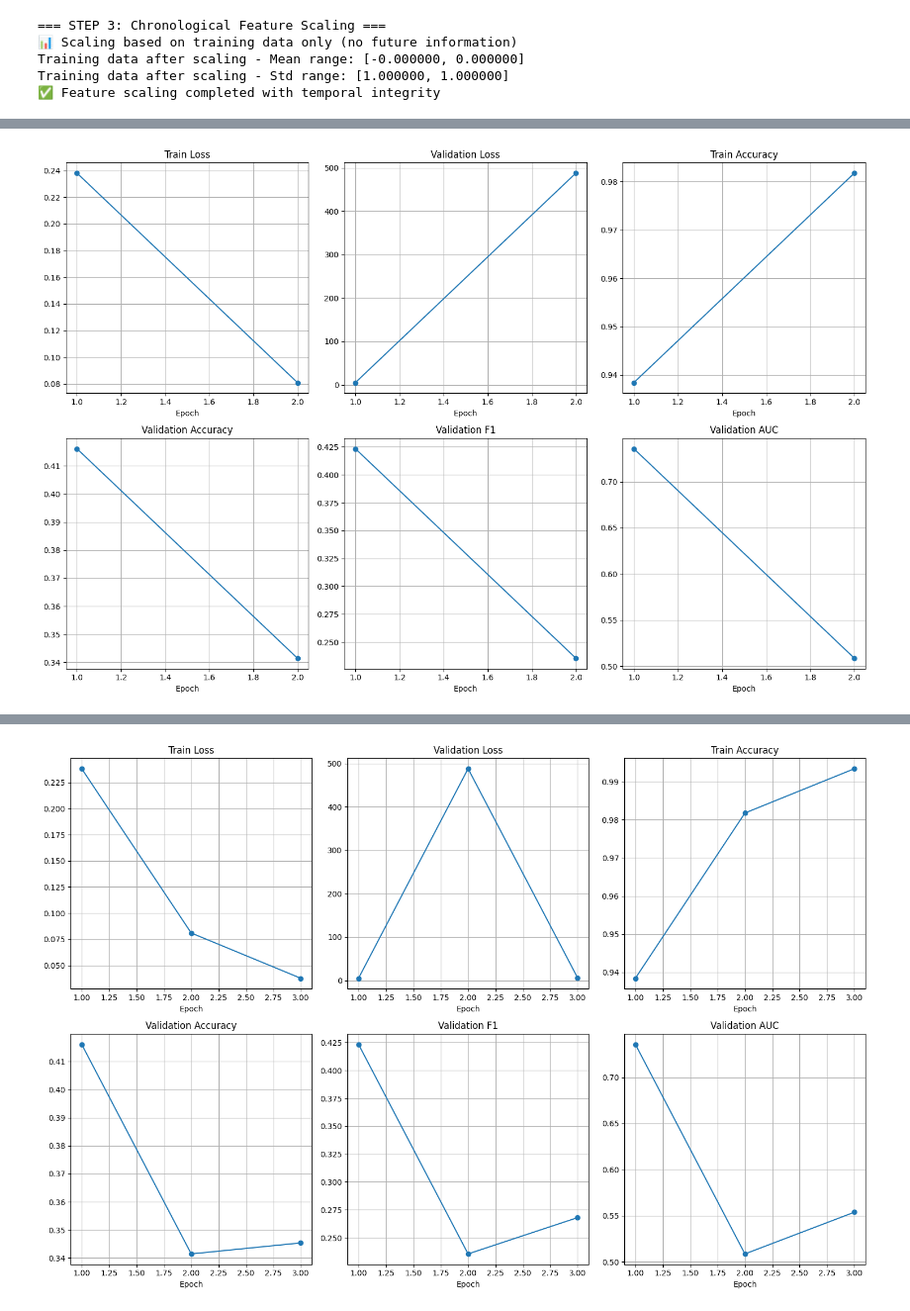
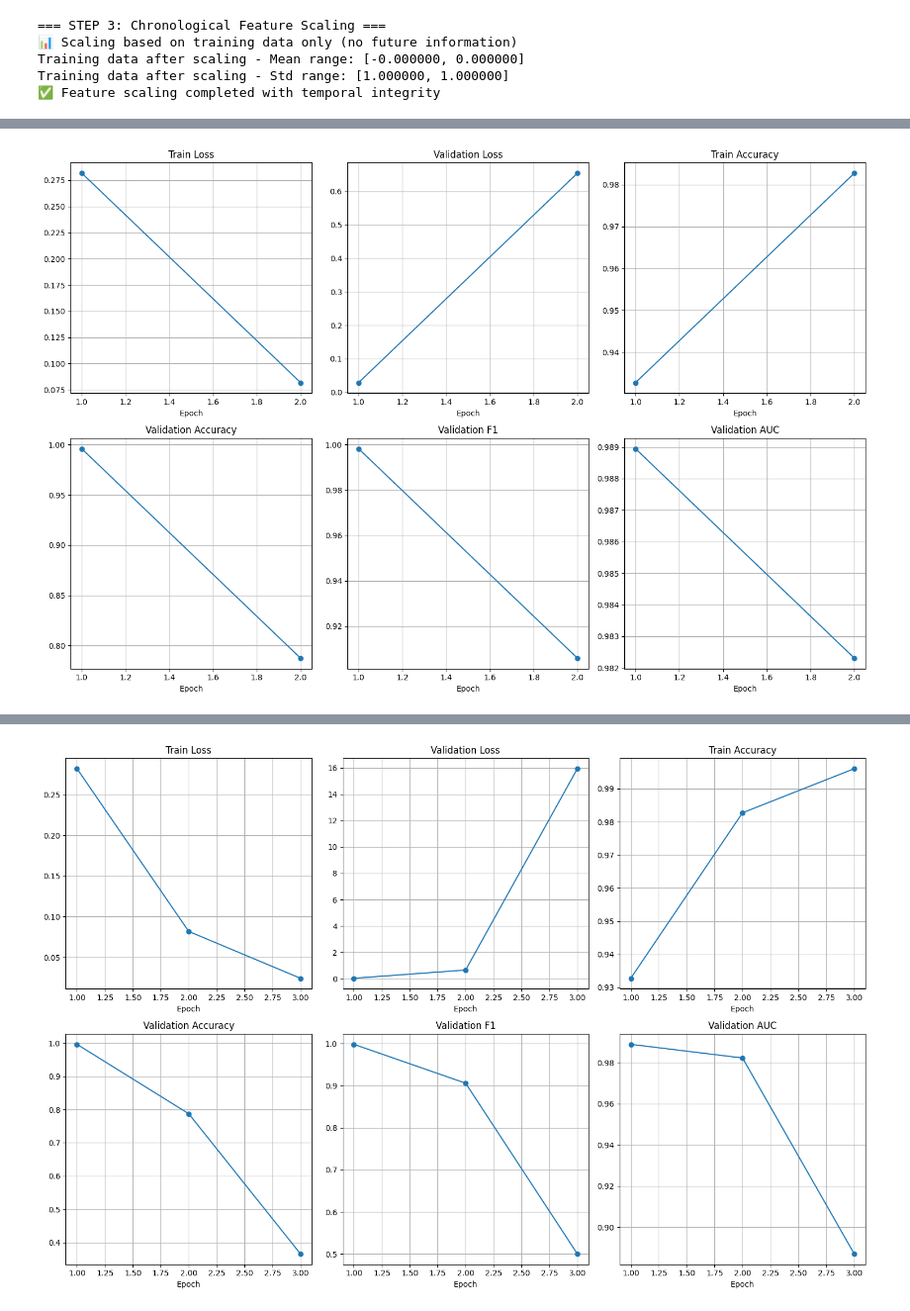
Before and after one commit to Gokdeniz-Derelioglu/Anomaly-Detection-and-Network-Optimization-in-SDNs, a Jupyter notebook: real_project/final.ipynb, the cells around one changed output, grey strips where cells are left out. Shown at 99% size. Drawn from its saved outputs; the diff is of its cells as text; code cells hidden in the pictures.

Commit message:
Improved the validation metrics a bit
Will need to scale them better to view the gap between training and validation loss graphs to determine over/underfitting if needed.

```diff
--- a/real_project/final.ipynb
+++ b/real_project/final.ipynb
@@ -30,7 +30,7 @@ from sklearn.ensemble import RandomForestClassifier
 # SETTINGS
 # ----------------------------
 file_path = "merged.csv"
-fraction = 0.90     # % of data to sample overall (keeps earliest fraction, preserves timeline)
+fraction = 0.20     # % of data to sample overall (keeps earliest fraction, preserves timeline)
 seq_length = 10     # default LSTM sequence length (adjust as needed)
 
 # ----------------------------
@@ -1748,37 +1748,52 @@ def train_advanced_lstm_enhanced_debug(X_train, y_train, X_val, y_val,
         train_losses.append(avg_loss)
         train_accs.append(correct / total if total > 0 else 0)
 
-        # ---- Validation ----
+        # Validation phase (updated for stability)
         model.eval()
-        val_probs, val_targets = [], []
-        val_loss, val_correct, val_total = 0.0, 0, 0
+        val_probs = []
+        val_targets = []
+
+        # Optional: force single batch if validation set is small
+        # val_loader = DataLoader(val_dataset, batch_size=len(val_dataset), shuffle=False)
+
         with torch.no_grad():
-            for X_batch, y_batch in val_loader:
-                X_batch, y_batch = X_batch.to(device), y_batch.to(device)
-                outputs = model(X_batch)
-                loss = criterion(outputs, y_batch)
-                val_loss += loss.item()
+            for batch_X, batch_y in val_loader:
+                batch_X = batch_X.to(device)
+                outputs = model(batch_X)
 
-                probs = torch.sigmoid(outputs).cpu().numpy()
-                preds = (probs >= 0.5).astype(int)
+                # Skip NaN / Inf outputs
+                if not torch.isnan(outputs).any() and not torch.isinf(outputs).any():
+                    probs = torch.sigmoid(outputs).cpu().numpy()
+                    probs = np.clip(probs, 1e-6, 1 - 1e-6)  # <--- clamp here
+                    val_probs.extend(probs)
+                    val_targets.extend(batch_y.numpy())
 
-                val_probs.extend(probs)
-                val_targets.extend(y_batch.cpu().numpy())
+        if len(val_probs) > 0:
+            val_probs = np.array(val_probs).flatten()
+            val_targets = np.array(val_targets)
 
-                val_correct += (preds.squeeze() == y_batch.cpu().int().numpy()).sum()
-                val_total += y_batch.size(0)
+            # Compute PR-AUC
+            try:
+                val_pr_auc = average_precision_score(val_targets, val_probs)
+            except:
+                val_pr_auc = 0.5
 
-        val_loss /= len(val_loader)
-        val_losses.append(val_loss)
-        val_accs.append(val_correct / val_total if val_total > 0 else 0)
+            # Sweep thresholds (finer steps if needed)
+            best_threshold = 0.5
+            best_f1 = 0.0
+            for thresh in np.arange(0.05, 0.96, 0.05):
+                val_preds = (val_probs >= thresh).astype(int)
+                f1 = f1_score(val_targets, val_preds, zero_division=0)
+                if f1 > best_f1:
+                    best_f1 = f1
+                    best_threshold = thresh
 
-        val_probs = np.array(val_probs).flatten()
-        val_targets = np.array(val_targets)
+            # Compute ROC-AUC
+            try:
+                val_auc = roc_auc_score(val_targets, val_probs) if len(np.unique(val_targets)) > 1 else 0.5
+            except:
+                val_auc = 0.5
 
-        try:
-            val_auc = roc_auc_score(val_targets, val_probs)
-        except:
-            val_auc = 0.5
 
         thresholds = np.linspace(0.1, 0.9, 20)
         f1_scores = [f1_score(val_targets, (val_probs >= t).astype(int)) for t in thresholds]
@@ -1833,10 +1848,11 @@ def train_advanced_lstm_enhanced_debug(X_train, y_train, X_val, y_val,
     return model, train_losses, val_losses, train_accs, val_accs, val_aucs, val_f1s
 
 # finally call training
-final_model, train_losses, val_aucs, val_f1s, training_info, val_aucs, val_f1s = train_advanced_lstm_enhanced_debug(
-    X_train_seq, y_train_seq, X_val_seq, y_val_seq, best_params, final_model,
-    epochs=20, verbose=True
-)
+final_model, train_losses, val_losses, train_accs, val_accs, val_aucs, val_f1s = \
+    train_advanced_lstm_enhanced_debug(
+        X_train_seq, y_train_seq, X_val_seq, y_val_seq,
+        best_params, final_model, epochs=20, verbose=True
+    )
 # %% [output]
 === STEP 7: Enhanced LSTM Training with Comprehensive Monitoring ===
 Initializing AdvancedLSTM:
@@ -1857 +1873 @@ Epoch 2/20 | Train Loss=0.0810, Train Acc=0.9818 | Val Loss=487.7524, Val Acc=0.
-[figure, old version]
+[figure, new version]
@@ -1859 +1875 @@ Epoch 3/20 | Train Loss=0.0377, Train Acc=0.9934 | Val Loss=6.0679, Val Acc=0.34
-[figure, old version]
+[figure, new version]
```
Also changed, not shown: parts of 11 cells of this notebook, 1 other file.
